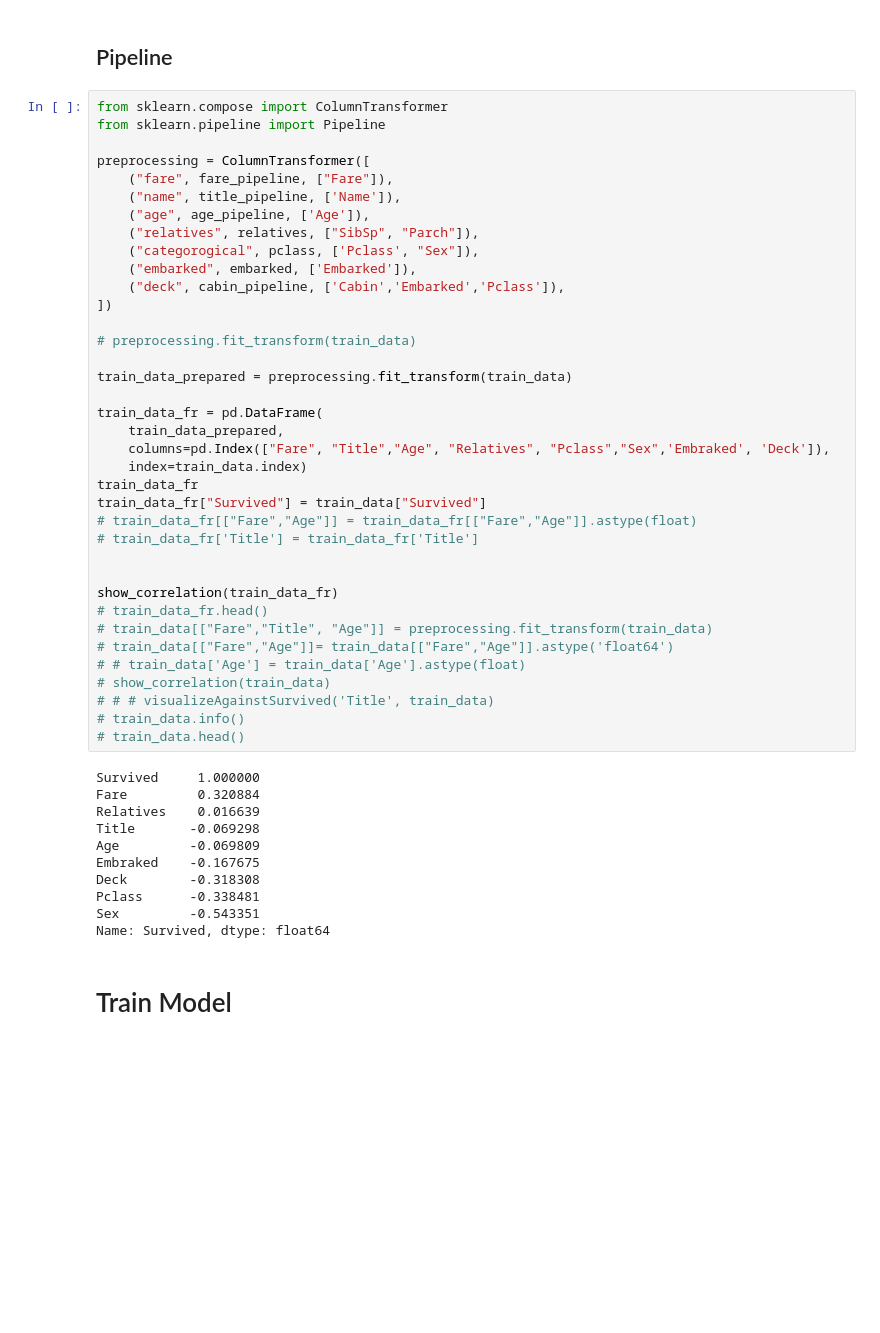
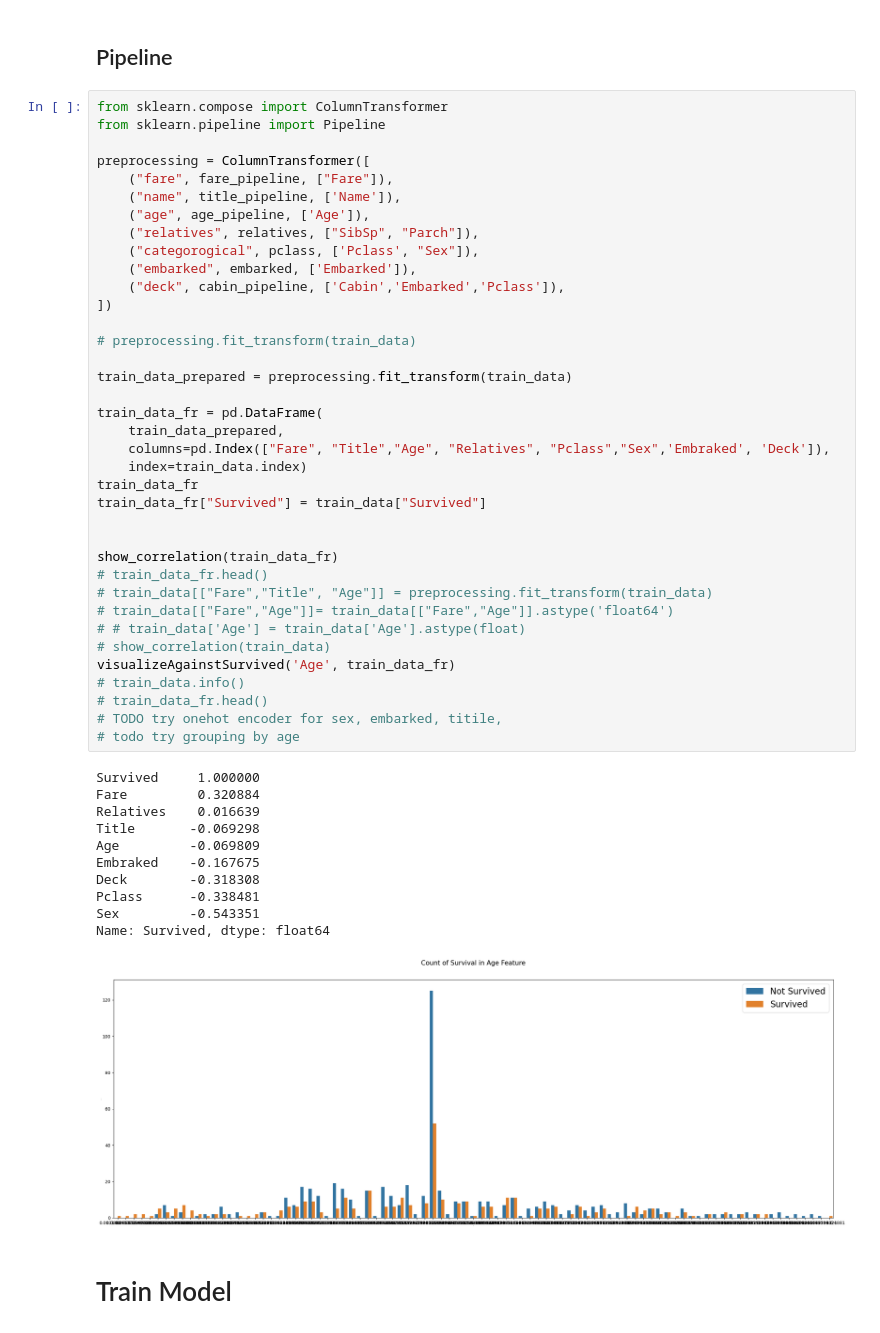
Before and after one commit to Vizer/kaggle, a Jupyter notebook: src/titanic/titanic-tutorial-code.ipynb, the cells around one changed output. Drawn from its saved outputs; the diff is of its cells as text; blank space fills up the shorter version.

```diff
--- a/src/titanic/titanic-tutorial-code.ipynb
+++ b/src/titanic/titanic-tutorial-code.ipynb
@@ -348,37 +348,38 @@ preprocessing = ColumnTransformer([
 # preprocessing.fit_transform(train_data)
 
 train_data_prepared = preprocessing.fit_transform(train_data)
 
 train_data_fr = pd.DataFrame(
     train_data_prepared,
     columns=pd.Index(["Fare", "Title","Age", "Relatives", "Pclass","Sex",'Embraked', 'Deck']),
     index=train_data.index)
 train_data_fr
 train_data_fr["Survived"] = train_data["Survived"]
-# train_data_fr[["Fare","Age"]] = train_data_fr[["Fare","Age"]].astype(float)
-# train_data_fr['Title'] = train_data_fr['Title']
 
 
 show_correlation(train_data_fr)
 # train_data_fr.head()
 # train_data[["Fare","Title", "Age"]] = preprocessing.fit_transform(train_data)
 # train_data[["Fare","Age"]]= train_data[["Fare","Age"]].astype('float64')
 # # train_data['Age'] = train_data['Age'].astype(float)
 # show_correlation(train_data)
-# # # visualizeAgainstSurvived('Title', train_data)
+visualizeAgainstSurvived('Age', train_data_fr)
 # train_data.info()
-# train_data.head()
+# train_data_fr.head()
+# TODO try onehot encoder for sex, embarked, titile,
+# todo try grouping by age
 # %% [output]
 Survived     1.000000
 Fare         0.320884
 Relatives    0.016639
 Title       -0.069298
 Age         -0.069809
 Embraked    -0.167675
 Deck        -0.318308
 Pclass      -0.338481
 Sex         -0.543351
 Name: Survived, dtype: float64
+[figure, added]
 # %% [markdown]
 # Train Model
 # %%
```
